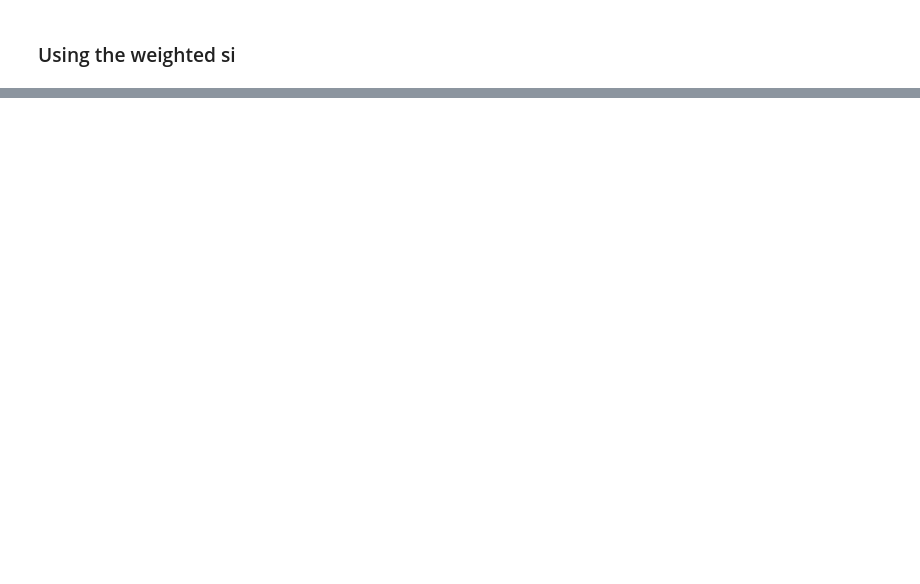
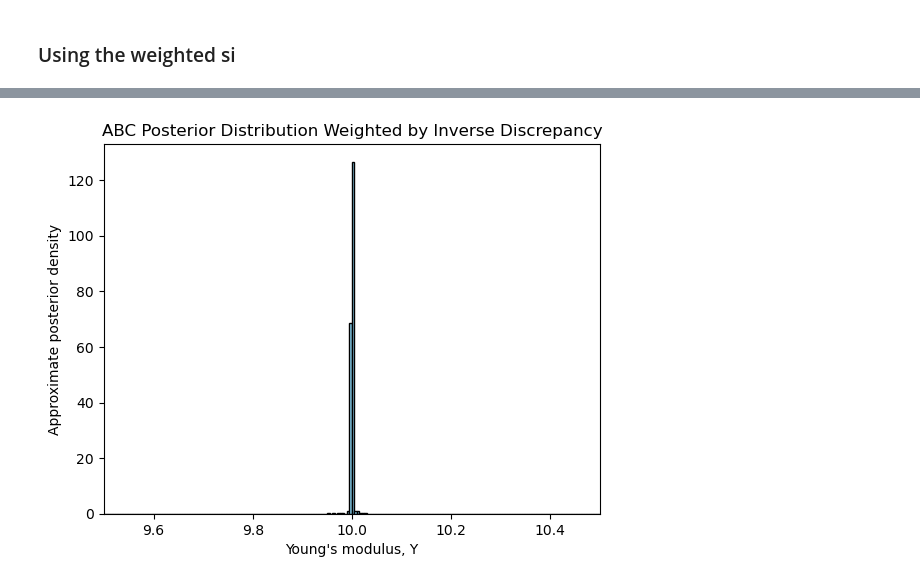
Before and after one commit to lusxvr/bayesian_parameter_identification, a Jupyter notebook: Bayesian_Parameter_Identification.ipynb, the cells around one changed output, grey strips where cells are left out. Saved outputs shown, nothing was run; the diff lists cells and outputs as text; code cells hidden in the pictures; blank space fills up the shorter version.

```diff
--- a/Bayesian_Parameter_Identification.ipynb
+++ b/Bayesian_Parameter_Identification.ipynb
@@ -605,0 +641,14 @@ Text(0.5, 1.0, 'ABC Posterior Distribution Weighted by Inverse Discrepancy')
+# %%
+all_Y_samples, all_weights_norm, Y_min_ini, Y_max_ini = ABC_half_rejection_method(10, 0.5)
+
+# Plot a weighted histogram of the samples
+plt.hist(all_Y_samples, bins=200, density=True, weights=all_weights_norm,
+         range=(Y_min_ini, Y_max_ini), color="skyblue", edgecolor="black")
+
+plt.xlabel("Young's modulus, Y")
+plt.ylabel("Approximate posterior density")
+plt.title("ABC Posterior Distribution Weighted by Inverse Discrepancy")
+plt.xlim(Y_min_ini, Y_max_ini)  # Force x-axis to always span from Y_min to Y_max
+plt.show();
+# %% [output]
+[figure, added]
```
Also changed, not shown: parts of 22 cells of this notebook.
